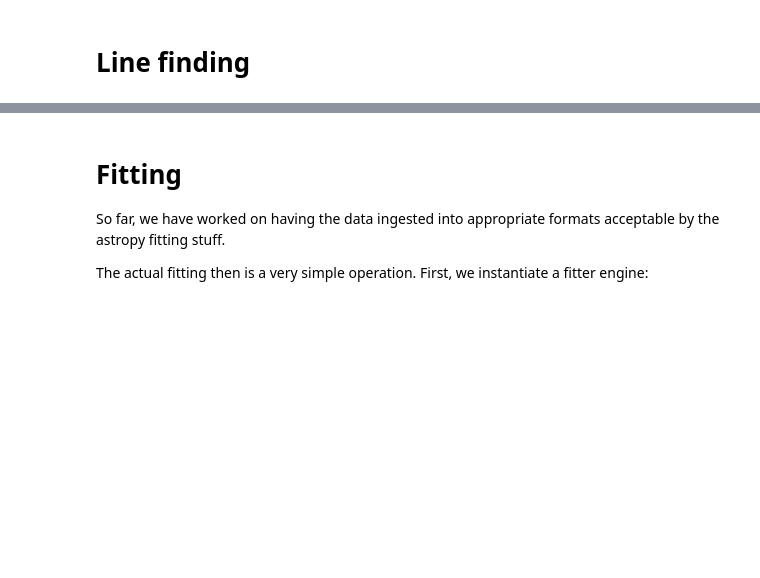
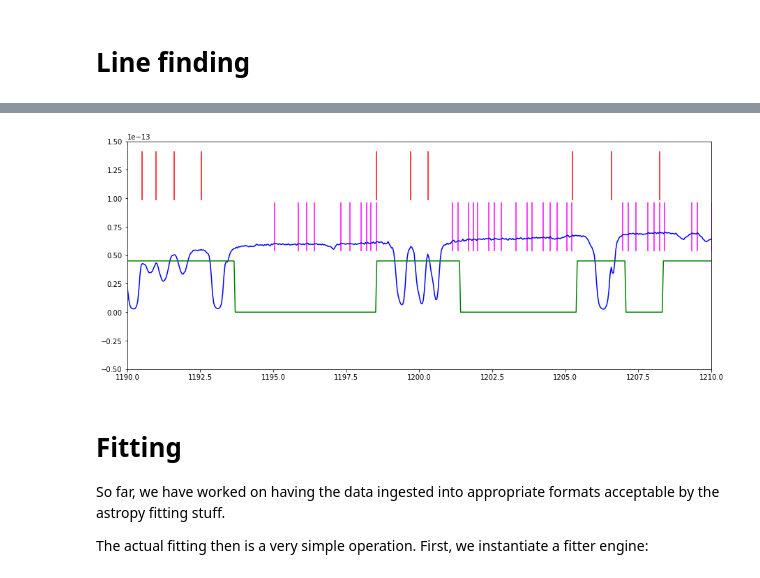
Before and after one commit to ibusko/specfit, a Jupyter notebook: proto/specutils/linefit_demo_specutils.ipynb, the cells around one changed output, grey strips where cells are left out. Drawn from its saved outputs; the diff is of its cells as text; code cells hidden in the pictures; blank space fills up the shorter version.

```diff
--- a/proto/specutils/linefit_demo_specutils.ipynb
+++ b/proto/specutils/linefit_demo_specutils.ipynb
@@ -98,3 +139,7 @@ plt.scatter(lines['line_center'], (np.ones(len(lines['line_center']))*6.E-13), *
+# %%
+plotting(1190., 1210., f1=-0.05E-12, f2=1.5E-13)
+# %% [output]
+[figure, added]
 # %% [markdown]
 <h1>Fitting</h1>
 
```
Also changed, not shown: parts of 12 cells of this notebook, 2 other files.
